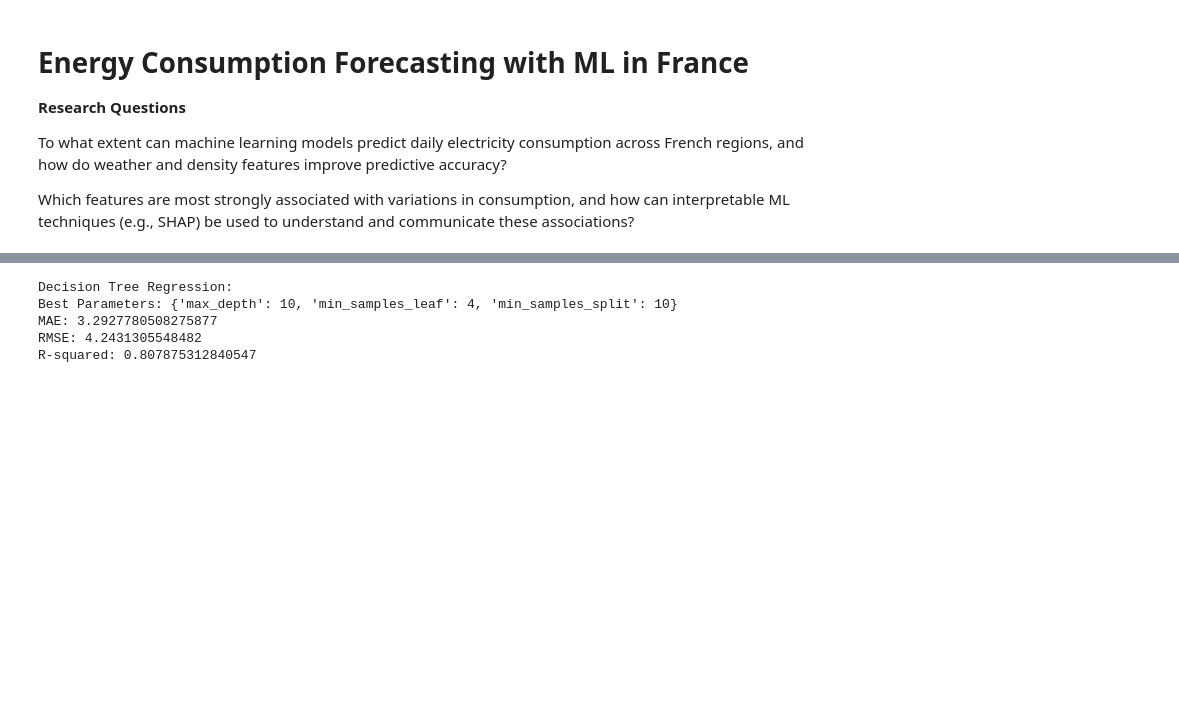
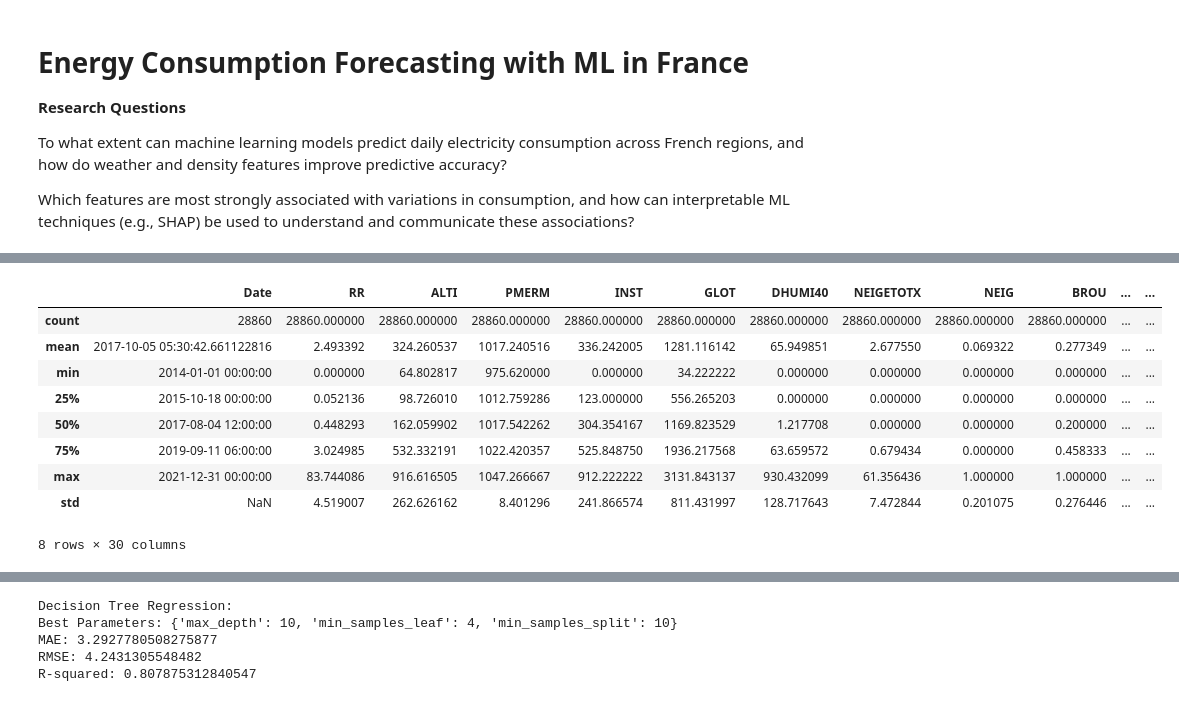
Before and after one commit to AnahiRM/Energy_Weather_France, a Jupyter notebook: Applied_ML_SL_Final.ipynb, the cells around one changed output, grey strips where cells are left out. Saved outputs shown, nothing was run; the diff lists cells and outputs as text; code cells hidden in the pictures; blank space fills up the shorter version.

```diff
--- a/Applied_ML_SL_Final.ipynb
+++ b/Applied_ML_SL_Final.ipynb
@@ -21,0 +118,14 @@ import numpy as np
+# %%
+# Display descriptive statistics for the remaining columns
+energy_source_df.describe()
+# %% [output]
+|  | Date | RR | ALTI | PMERM | INST | GLOT | DHUMI40 | NEIGETOTX | NEIG | BROU | ... | ... |
+| count | 28860 | 28860.000000 | 28860.000000 | 28860.000000 | 28860.000000 | 28860.000000 | 28860.000000 | 28860.000000 | 28860.000000 | 28860.000000 | ... | ... |
+| mean | 2017-10-05 05:30:42.661122816 | 2.493392 | 324.260537 | 1017.240516 | 336.242005 | 1281.116142 | 65.949851 | 2.677550 | 0.069322 | 0.277349 | ... | ... |
+| min | 2014-01-01 00:00:00 | 0.000000 | 64.802817 | 975.620000 | 0.000000 | 34.222222 | 0.000000 | 0.000000 | 0.000000 | 0.000000 | ... | ... |
+| 25% | 2015-10-18 00:00:00 | 0.052136 | 98.726010 | 1012.759286 | 123.000000 | 556.265203 | 0.000000 | 0.000000 | 0.000000 | 0.000000 | ... | ... |
+| 50% | 2017-08-04 12:00:00 | 0.448293 | 162.059902 | 1017.542262 | 304.354167 | 1169.823529 | 1.217708 | 0.000000 | 0.000000 | 0.200000 | ... | ... |
+| 75% | 2019-09-11 06:00:00 | 3.024985 | 532.332191 | 1022.420357 | 525.848750 | 1936.217568 | 63.659572 | 0.679434 | 0.000000 | 0.458333 | ... | ... |
+| max | 2021-12-31 00:00:00 | 83.744086 | 916.616505 | 1047.266667 | 912.222222 | 3131.843137 | 930.432099 | 61.356436 | 1.000000 | 1.000000 | ... | ... |
+| std | NaN | 4.519007 | 262.626162 | 8.401296 | 241.866574 | 811.431997 | 128.717643 | 7.472844 | 0.201075 | 0.276446 | ... | ... |
+8 rows × 30 columns
```
Also changed, not shown: parts of 17 cells of this notebook.
